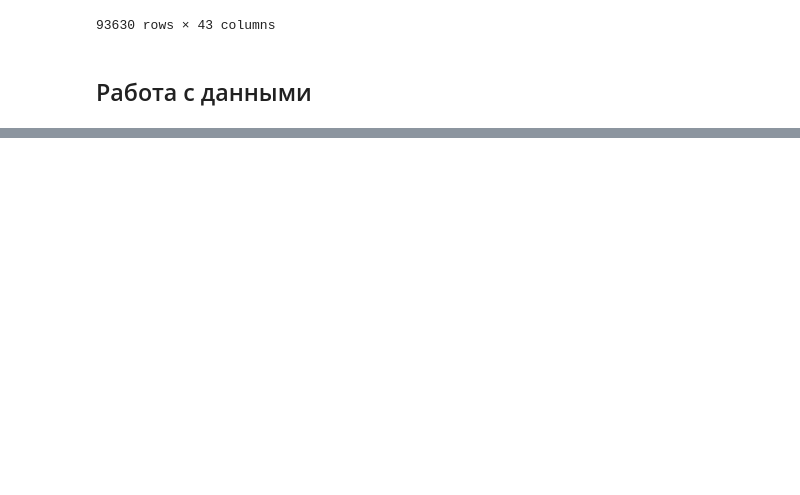
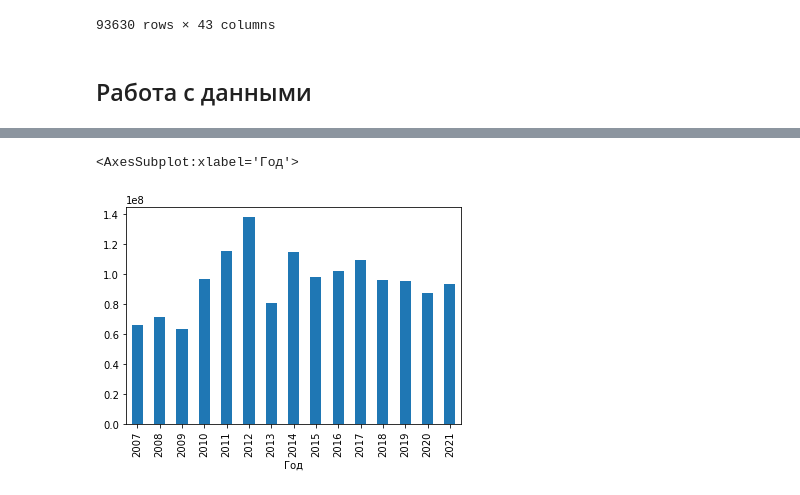
Before and after one commit to TinyYellowSubmarine/pract2, a Jupyter notebook: Проверочная_чистовик.ipynb, the cells around one changed output, grey strips where cells are left out. Saved outputs shown, nothing was run; the diff lists cells and outputs as text; code cells hidden in the pictures; blank space fills up the shorter version.

```diff
--- a/Проверочная_чистовик.ipynb
+++ b/Проверочная_чистовик.ipynb
@@ -807,0 +796,2 @@ NameError: name 'outliers_df' is not defined
+# %%
+df= pd.read_pickle('C:/Users/79129/Desktop/Jupiter/проверочная/HH_1994_2021_constr_rus_new.pkl')
@@ -807,0 +887,5 @@ NameError: name 'outliers_df' is not defined
+# %%
+df.groupby('Год')['Общий объем расходов'].sum().plot(kind='bar')
+# %% [output]
+<AxesSubplot:xlabel='Год'>
+[figure, added]
```
Also changed, not shown: parts of 38 cells of this notebook.
